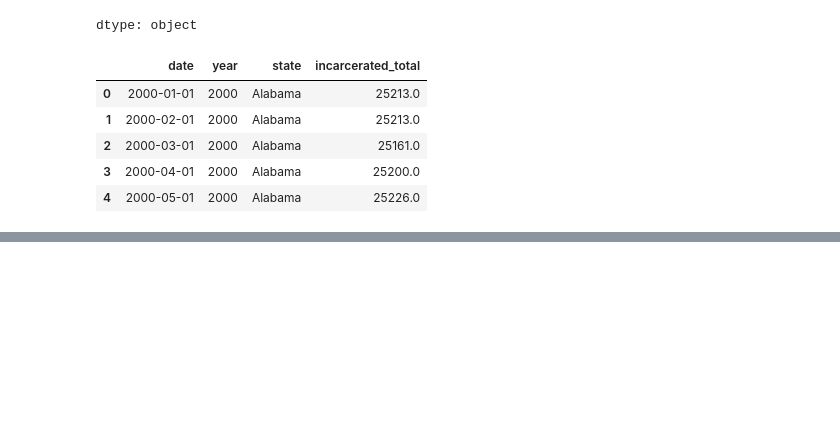
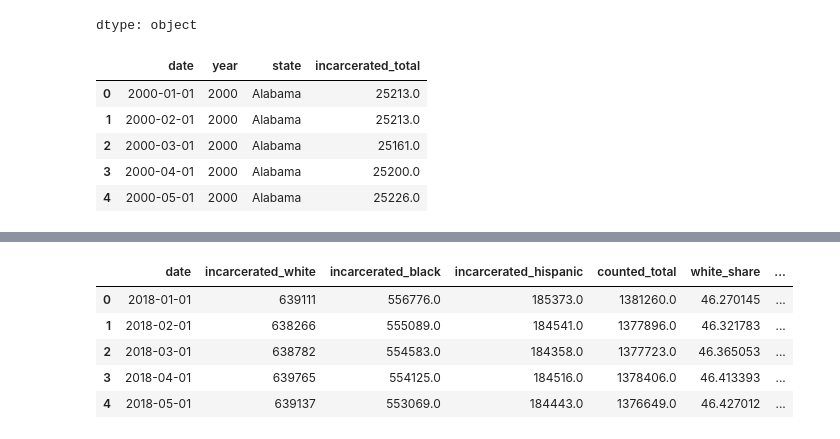
Before and after one commit to diyajain13/covid-prison-population-data-story, a Jupyter notebook: analysis.ipynb, the cells around one changed output, grey strips where cells are left out. Saved outputs shown, nothing was run; the diff lists cells and outputs as text; code cells hidden in the pictures; blank space fills up the shorter version.

```diff
--- a/analysis.ipynb
+++ b/analysis.ipynb
@@ -86,0 +165,33 @@ Path("charts").mkdir(exist_ok=True)
+# %%
+# Sum White, Black, and Hispanic incarcerated population counts by date
+race_monthly = (
+    covid_df.groupby("date")[
+        [
+            "incarcerated_white",
+            "incarcerated_black",
+            "incarcerated_hispanic"
+        ]
+    ]
+    .sum()
+    .reset_index()
+)
+# Use the counted racial/ethnic groups as the denominator for calculating shares
+race_monthly["counted_total"] = (
+    race_monthly["incarcerated_white"] +
+    race_monthly["incarcerated_black"] +
+    race_monthly["incarcerated_hispanic"]
+)
+
+# Calculate each group's share of the counted White, Black, and Hispanic incarcerated population
+race_monthly["white_share"] = race_monthly["incarcerated_white"] / race_monthly["counted_total"] * 100
+race_monthly["black_share"] = race_monthly["incarcerated_black"] / race_monthly["counted_total"] * 100
+race_monthly["hispanic_share"] = race_monthly["incarcerated_hispanic"] / race_monthly["counted_total"] * 100
+
+race_monthly.head()
+# %% [output]
+|  | date | incarcerated_white | incarcerated_black | incarcerated_hispanic | counted_total | white_share | ... |
+| 0 | 2018-01-01 | 639111 | 556776.0 | 185373.0 | 1381260.0 | 46.270145 | ... |
+| 1 | 2018-02-01 | 638266 | 555089.0 | 184541.0 | 1377896.0 | 46.321783 | ... |
+| 2 | 2018-03-01 | 638782 | 554583.0 | 184358.0 | 1377723.0 | 46.365053 | ... |
+| 3 | 2018-04-01 | 639765 | 554125.0 | 184516.0 | 1378406.0 | 46.413393 | ... |
+| 4 | 2018-05-01 | 639137 | 553069.0 | 184443.0 | 1376649.0 | 46.427012 | ... |
```
Also changed, not shown: parts of 17 cells of this notebook.
